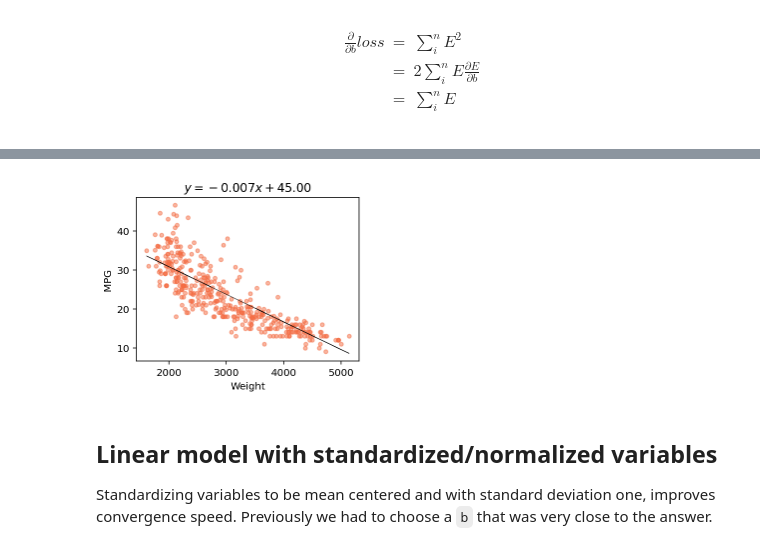
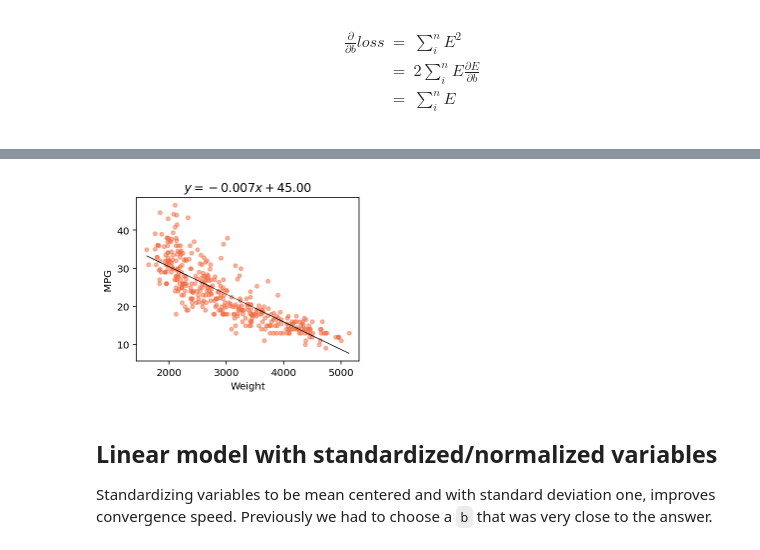
Before and after one commit to parrt/fundamentals-of-deep-learning, a Jupyter notebook: notebooks/cars.ipynb, the cells around one changed output, grey strips where cells are left out. Saved outputs shown, nothing was run; the diff lists cells and outputs as text; code cells hidden in the pictures.

```diff
--- a/notebooks/cars.ipynb
+++ b/notebooks/cars.ipynb
@@ -108,18 +113,14 @@ Y = np.array(df_cars.MPG).reshape(n,1)
 
 # Randomly initialize weights
 m = np.random.random(size=1)[0]
-print(m)
 b = 45.0 # get it very close to an answer
-tolerance = 18.7
-learning_rate = .00000000001 # almost too fast for m, but incredibly slow for b.  Loss surface is a valley
-nepochs=200
+learning_rate = .0000000003
+nepochs=10
 for epoch in range(nepochs+1):
     # Forward pass over all x,y pairs: compute predicted y
     y_pred = m * X + b
     E = y_pred - Y
     loss = np.mean(E**2)
-    if loss < tolerance:
-        break
     if epoch % 10 == 0:
         mae = np.mean(np.abs(y_pred - Y))
         print(f"Epoch {epoch:5d} {m:4.2f},{b:4.2f}: MSE loss {loss:12.3f} MAE {mae:8.2f}")
@@ -154,4 +141,4 @@ LAST        -0.01,45.00: MSE loss       19.122 MAE     3.35
-[figure, old version]
+[figure, new version]
 # %% [markdown]
 ## Linear model with standardized/normalized variables
 
```
Also changed, not shown: parts of 11 cells of this notebook.
